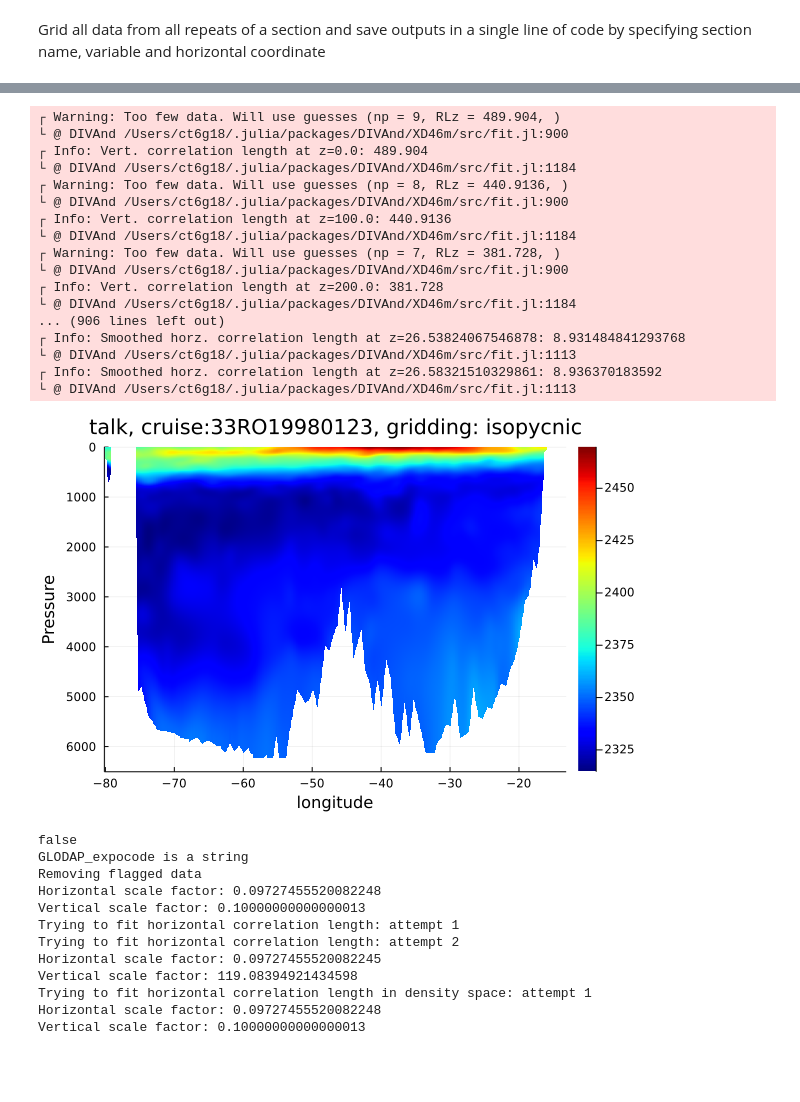
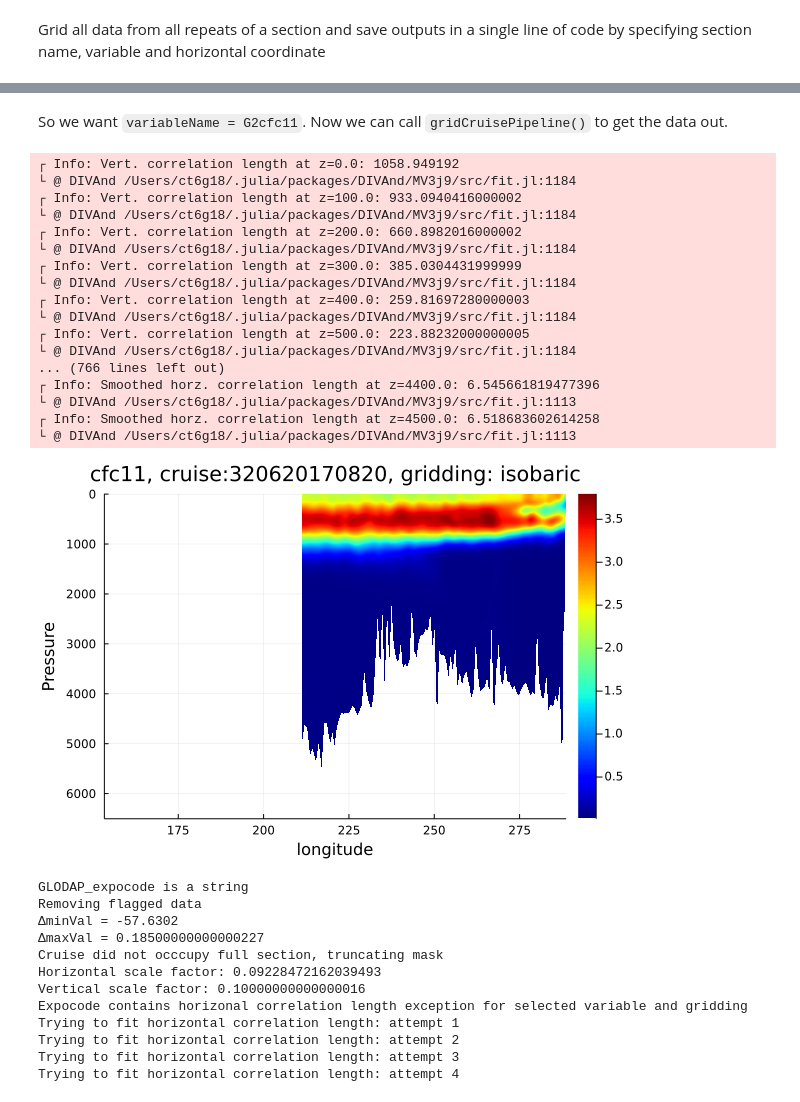
Before and after one commit to charles-turner-1/GLODAP_Section_Gridder.jl, a Jupyter notebook: Examples/JuliaExample.ipynb, the cells around one changed output, grey strips where cells are left out. Drawn from its saved outputs; the diff is of its cells as text; code cells hidden in the pictures; blank space fills up the shorter version.

```diff
--- a/Examples/JuliaExample.ipynb
+++ b/Examples/JuliaExample.ipynb
@@ -31,0 +42,5 @@ maskI02
+# %%
+GOSHIP_DIR = "/Users/ct6g18/MATLAB/GO_SHIP"
+GLODAP_DIR = "/Users/ct6g18/MATLAB/GLODAP"
+GLODAP_FILENAME = "GLODAPv2.2021_Merged_Master_File.mat"
+MASK_MATFILE = "data/GOSHIP_MaskStruct.mat"
@@ -123,36 +187,39 @@ heatmap(DIC[:,:,1], yflip=true, c=:jet1)
+# %% [markdown]
+So we want `variableName = G2cfc11`. Now we can call `gridCruisePipeline()` to get
+the data out.
 # %%
-SAL = gridCruisePipeline(glodapDir = GLODAP_DIR,goshipDir = GOSHIP_DIR
-                           ,gridding="isopycnic",maskMatFile = MASK_MATFILE, sectionName = "A05"
-                           ,horzCoordinate="longitude",expocode="33RO19980123",variableName="G2talk"
-                           ,plotResults=true,epsilonVal=0.2)
+CFC11  = GLODAP_Section_Gridder.gridCruisePipeline(GLODAP_DIR = GLODAP_DIR,GOSHIP_DIR = GOSHIP_DIR
+                           ,gridding="isobaric",MASK_MATFILE = MASK_MATFILE,sectionName = "P06"
+                           ,horzCoordinate="longitude",expocode="320620170820",variableName="G2cfc11"
+                           ,plotResults=true,epsilonVal=0.1,autoTruncateMask=true)
 # %% [output]
-┌ Warning: Too few data. Will use guesses (np = 9, RLz = 489.904, )
-└ @ DIVAnd /Users/ct6g18/.julia/packages/DIVAnd/XD46m/src/fit.jl:900
-┌ Info: Vert. correlation length at z=0.0: 489.904
-└ @ DIVAnd /Users/ct6g18/.julia/packages/DIVAnd/XD46m/src/fit.jl:1184
-┌ Warning: Too few data. Will use guesses (np = 8, RLz = 440.9136, )
-└ @ DIVAnd /Users/ct6g18/.julia/packages/DIVAnd/XD46m/src/fit.jl:900
-┌ Info: Vert. correlation length at z=100.0: 440.9136
-└ @ DIVAnd /Users/ct6g18/.julia/packages/DIVAnd/XD46m/src/fit.jl:1184
-┌ Warning: Too few data. Will use guesses (np = 7, RLz = 381.728, )
-└ @ DIVAnd /Users/ct6g18/.julia/packages/DIVAnd/XD46m/src/fit.jl:900
-┌ Info: Vert. correlation length at z=200.0: 381.728
-└ @ DIVAnd /Users/ct6g18/.julia/packages/DIVAnd/XD46m/src/fit.jl:1184
-... (906 lines left out)
-┌ Info: Smoothed horz. correlation length at z=26.53824067546878: 8.931484841293768
-└ @ DIVAnd /Users/ct6g18/.julia/packages/DIVAnd/XD46m/src/fit.jl:1113
-┌ Info: Smoothed horz. correlation length at z=26.58321510329861: 8.936370183592
-└ @ DIVAnd /Users/ct6g18/.julia/packages/DIVAnd/XD46m/src/fit.jl:1113
+┌ Info: Vert. correlation length at z=0.0: 1058.949192
+└ @ DIVAnd /Users/ct6g18/.julia/packages/DIVAnd/MV3j9/src/fit.jl:1184
+┌ Info: Vert. correlation length at z=100.0: 933.0940416000002
+└ @ DIVAnd /Users/ct6g18/.julia/packages/DIVAnd/MV3j9/src/fit.jl:1184
+┌ Info: Vert. correlation length at z=200.0: 660.8982016000002
+└ @ DIVAnd /Users/ct6g18/.julia/packages/DIVAnd/MV3j9/src/fit.jl:1184
+┌ Info: Vert. correlation length at z=300.0: 385.0304431999999
+└ @ DIVAnd /Users/ct6g18/.julia/packages/DIVAnd/MV3j9/src/fit.jl:1184
+┌ Info: Vert. correlation length at z=400.0: 259.81697280000003
+└ @ DIVAnd /Users/ct6g18/.julia/packages/DIVAnd/MV3j9/src/fit.jl:1184
+┌ Info: Vert. correlation length at z=500.0: 223.88232000000005
+└ @ DIVAnd /Users/ct6g18/.julia/packages/DIVAnd/MV3j9/src/fit.jl:1184
+... (766 lines left out)
+┌ Info: Smoothed horz. correlation length at z=4400.0: 6.545661819477396
+└ @ DIVAnd /Users/ct6g18/.julia/packages/DIVAnd/MV3j9/src/fit.jl:1113
+┌ Info: Smoothed horz. correlation length at z=4500.0: 6.518683602614258
+└ @ DIVAnd /Users/ct6g18/.julia/packages/DIVAnd/MV3j9/src/fit.jl:1113
-[figure, old version]
+[figure, new version]
-false
 GLODAP_expocode is a string
 Removing flagged data
-Horizontal scale factor: 0.09727455520082248
-Vertical scale factor: 0.10000000000000013
+ΔminVal = -57.6302
+ΔmaxVal = 0.18500000000000227
+Cruise did not occcupy full section, truncating mask
+Horizontal scale factor: 0.09228472162039493
+Vertical scale factor: 0.10000000000000016
+Expocode contains horizonal correlation length exception for selected variable and gridding
 Trying to fit horizontal correlation length: attempt 1
 Trying to fit horizontal correlation length: attempt 2
-Horizontal scale factor: 0.09727455520082245
-Vertical scale factor: 119.08394921434598
-Trying to fit horizontal correlation length in density space: attempt 1
-Horizontal scale factor: 0.09727455520082248
-Vertical scale factor: 0.10000000000000013
+Trying to fit horizontal correlation length: attempt 3
+Trying to fit horizontal correlation length: attempt 4
```
Also changed, not shown: parts of 25 cells of this notebook.
